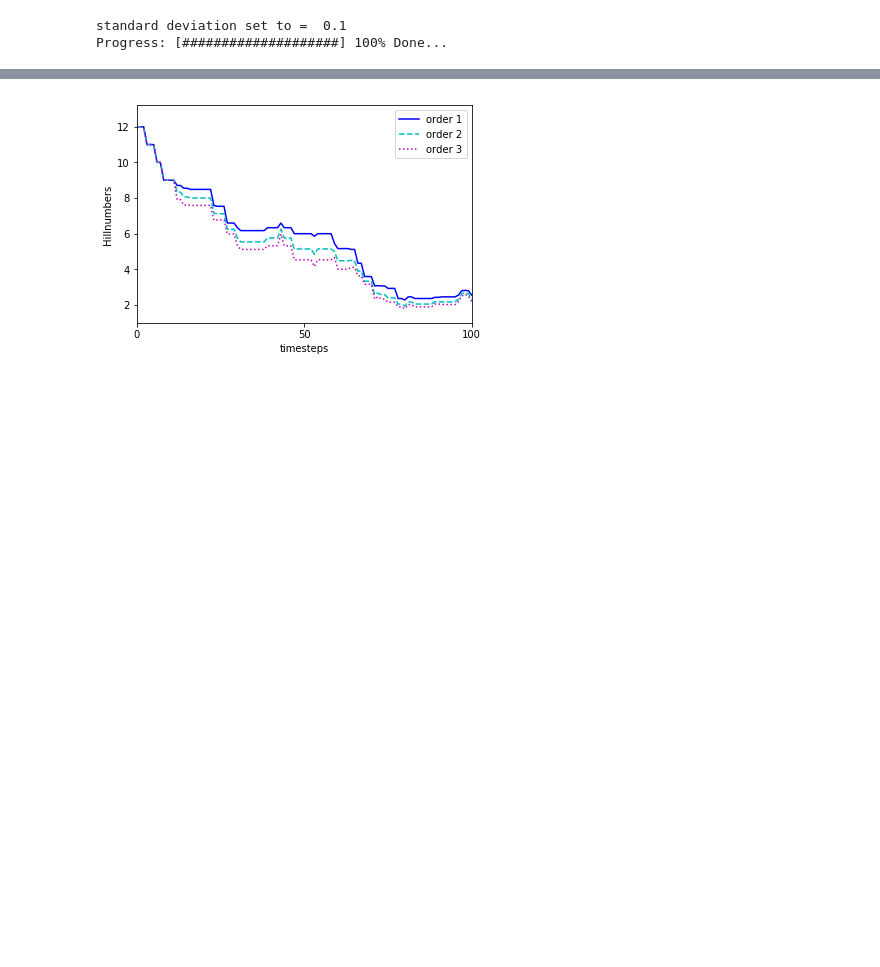
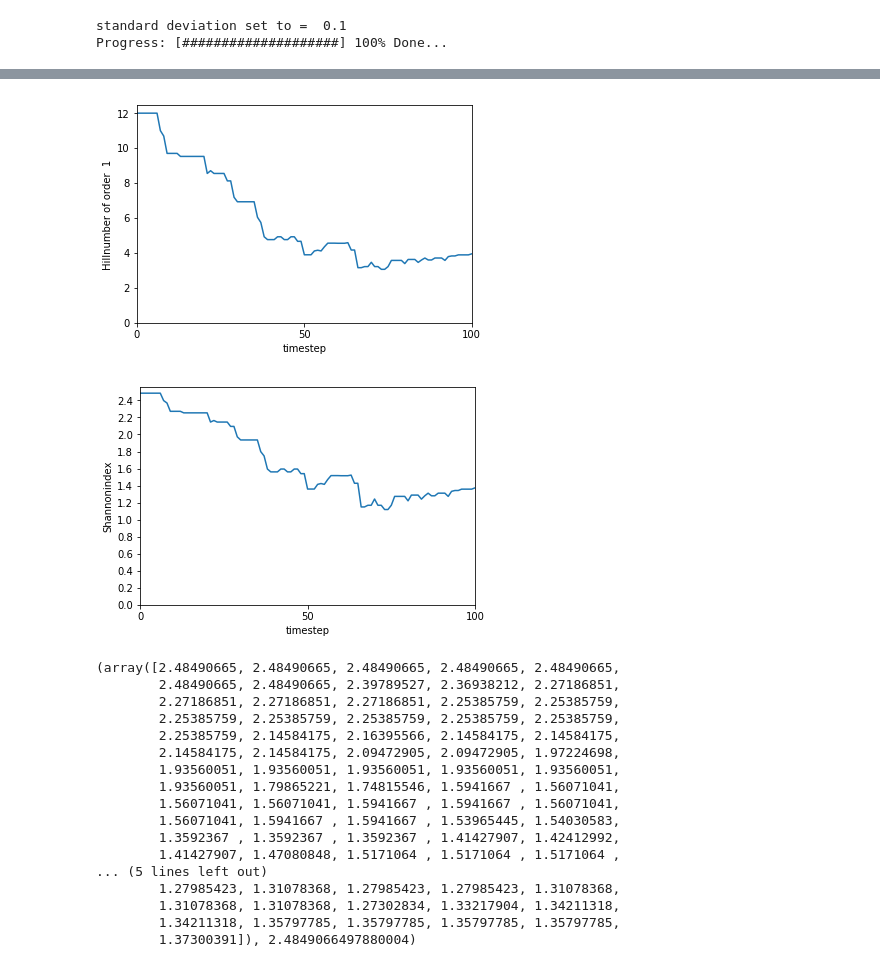
Before and after one commit to sisyga/biolgca, a Jupyter notebook: stackplot test.ipynb, the cells around one changed output, grey strips where cells are left out. Cells and saved outputs as stored; diff of their text form; code cells hidden in the pictures; blank space fills up the shorter version.

Commit message:
update axes for entropies

```diff
--- a/stackplot test.ipynb
+++ b/stackplot test.ipynb
@@ -32,4 +32,23 @@ lgca.spatial_plot(figsize=(50,70))
-# %%
-plot_hill_together(lgca.props_t)
-# %% [output]
-[figure, removed]
+# %%
+hillnumber(lgca.props_t, order=1, plot=True)
+entropies(lgca.props_t, order=1, plot=True)
+# %% [output]
+[figure, added]
+[figure, added]
+(array([2.48490665, 2.48490665, 2.48490665, 2.48490665, 2.48490665,
+        2.48490665, 2.48490665, 2.39789527, 2.36938212, 2.27186851,
+        2.27186851, 2.27186851, 2.27186851, 2.25385759, 2.25385759,
+        2.25385759, 2.25385759, 2.25385759, 2.25385759, 2.25385759,
+        2.25385759, 2.14584175, 2.16395566, 2.14584175, 2.14584175,
+        2.14584175, 2.14584175, 2.09472905, 2.09472905, 1.97224698,
+        1.93560051, 1.93560051, 1.93560051, 1.93560051, 1.93560051,
+        1.93560051, 1.79865221, 1.74815546, 1.5941667 , 1.56071041,
+        1.56071041, 1.56071041, 1.5941667 , 1.5941667 , 1.56071041,
+        1.56071041, 1.5941667 , 1.5941667 , 1.53965445, 1.54030583,
+        1.3592367 , 1.3592367 , 1.3592367 , 1.41427907, 1.42412992,
+        1.41427907, 1.47080848, 1.5171064 , 1.5171064 , 1.5171064 ,
+... (5 lines left out)
+        1.27985423, 1.31078368, 1.27985423, 1.27985423, 1.31078368,
+        1.31078368, 1.31078368, 1.27302834, 1.33217904, 1.34211318,
+        1.34211318, 1.35797785, 1.35797785, 1.35797785, 1.35797785,
+        1.37300391]), 2.4849066497880004)
```
Also changed, not shown: parts of 1 cell of this notebook, 1 other file.
